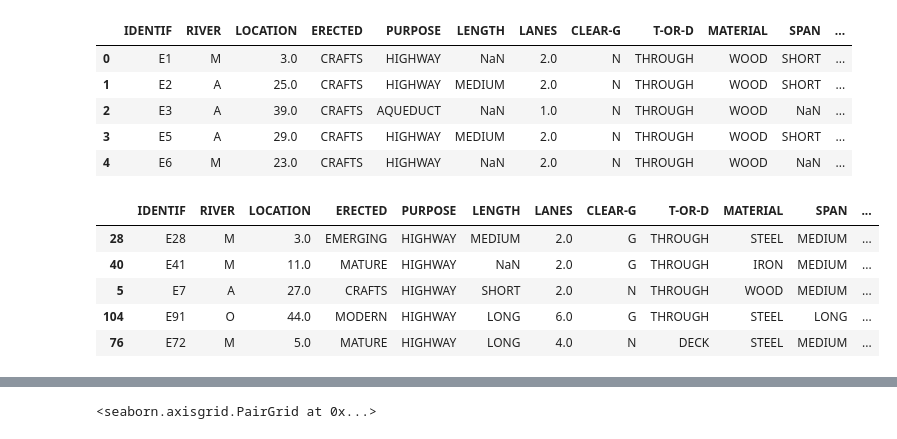
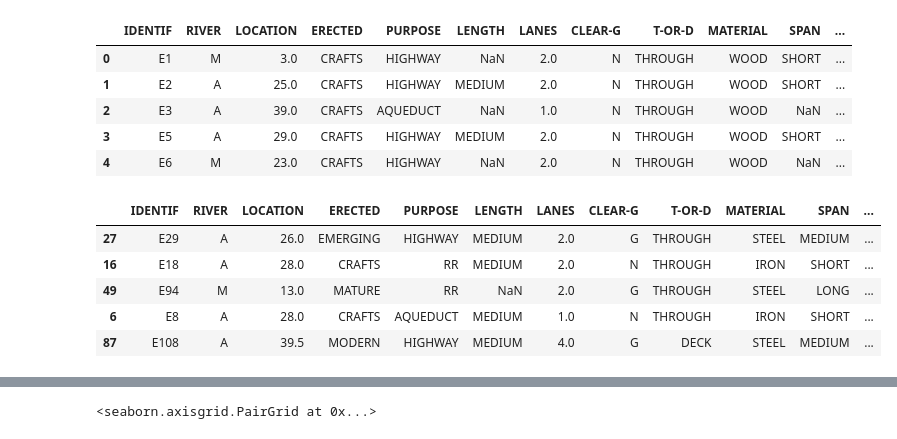
Before and after one commit to DeeptiAgl/Multi-class, a Jupyter notebook: Python-classification-pipeline.ipynb, the cells around one changed output, grey strips where cells are left out. Drawn from its saved outputs; the diff is of its cells as text; code cells hidden in the pictures.

```diff
--- a/Python-classification-pipeline.ipynb
+++ b/Python-classification-pipeline.ipynb
@@ -54,16 +54,20 @@ df.head()
 
 # Drop Colums a & b from dfObj in place
 df.drop([106 , 107], inplace=True)
+# %%
+df['IDENTIF']=df['IDENTIF'].astype('category')
+# df['IDENTIF']=df['IDENTIF'].astype('category')
+df = df[df.TYPE!= 'NIL']
 # %%
 X = df.drop('TYPE', axis=1)
 y = df[['TYPE']]
-X_train, X_test, y_train, y_test = train_test_split(X, y, test_size=0.33, random_state=42)
+X_train, X_test, y_train, y_test = train_test_split(X, y, test_size=0.33, random_state=42,stratify=y)
 X_train.head()
 # %% [output]
 |  | IDENTIF | RIVER | LOCATION | ERECTED | PURPOSE | LENGTH | LANES | CLEAR-G | T-OR-D | MATERIAL | SPAN | ... |
-| 28 | E28 | M | 3.0 | EMERGING | HIGHWAY | MEDIUM | 2.0 | G | THROUGH | STEEL | MEDIUM | ... |
-| 40 | E41 | M | 11.0 | MATURE | HIGHWAY | NaN | 2.0 | G | THROUGH | IRON | MEDIUM | ... |
-| 5 | E7 | A | 27.0 | CRAFTS | HIGHWAY | SHORT | 2.0 | N | THROUGH | WOOD | MEDIUM | ... |
-| 104 | E91 | O | 44.0 | MODERN | HIGHWAY | LONG | 6.0 | G | THROUGH | STEEL | LONG | ... |
-| 76 | E72 | M | 5.0 | MATURE | HIGHWAY | LONG | 4.0 | N | DECK | STEEL | MEDIUM | ... |
+| 27 | E29 | A | 26.0 | EMERGING | HIGHWAY | MEDIUM | 2.0 | G | THROUGH | STEEL | MEDIUM | ... |
+| 16 | E18 | A | 28.0 | CRAFTS | RR | MEDIUM | 2.0 | N | THROUGH | IRON | SHORT | ... |
+| 49 | E94 | M | 13.0 | MATURE | RR | NaN | 2.0 | G | THROUGH | STEEL | LONG | ... |
+| 6 | E8 | A | 28.0 | CRAFTS | AQUEDUCT | MEDIUM | 1.0 | N | THROUGH | IRON | SHORT | ... |
+| 87 | E108 | A | 39.5 | MODERN | HIGHWAY | MEDIUM | 4.0 | G | DECK | STEEL | MEDIUM | ... |
 # %%
```
Also changed, not shown: parts of 12 cells of this notebook.
